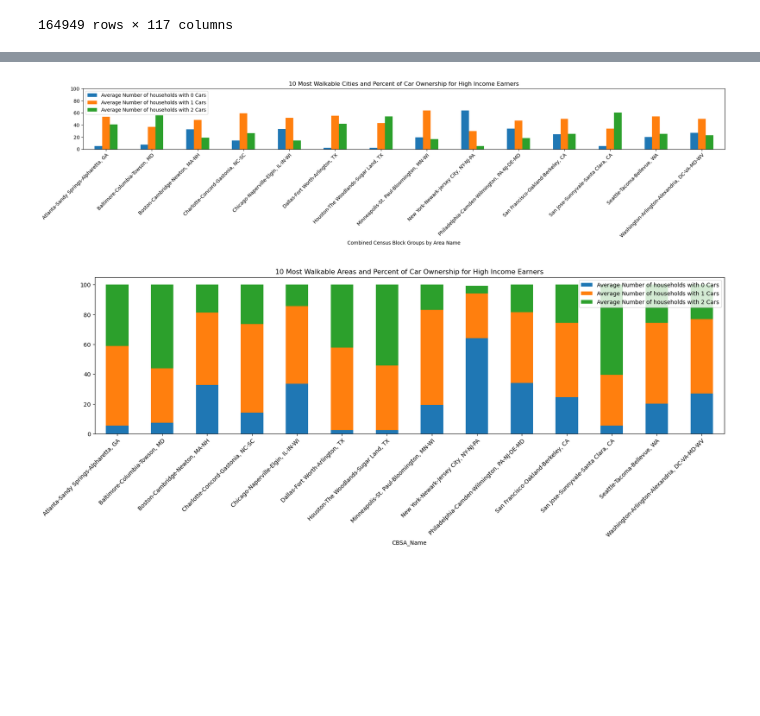
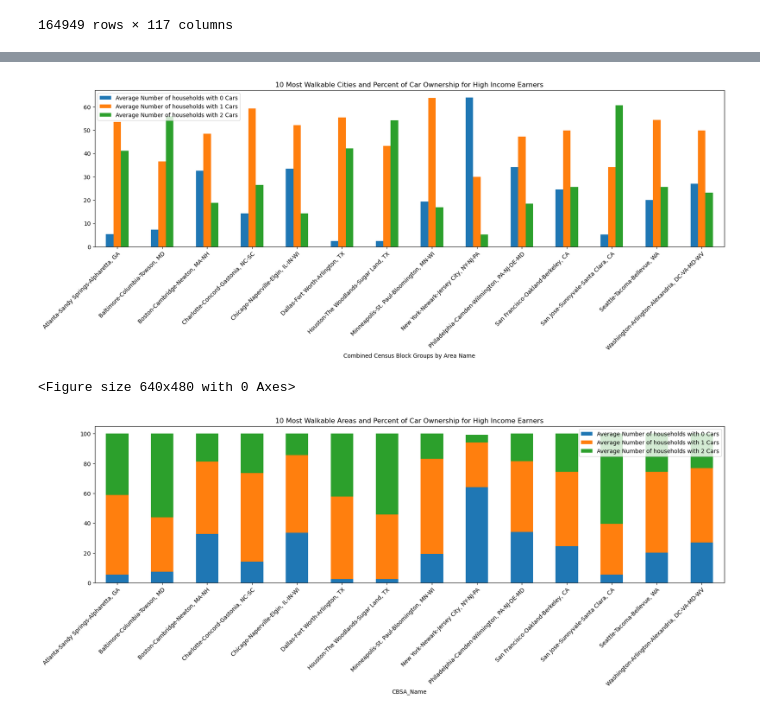
Before and after one commit to mbarre8/Project_1, a Jupyter notebook: Walkability Index.ipynb, the cells around one changed output, grey strips where cells are left out. Drawn from its saved outputs; the diff is of its cells as text; code cells hidden in the pictures; blank space fills up the shorter version.

```diff
--- a/Walkability Index.ipynb
+++ b/Walkability Index.ipynb
@@ -87,7 +85,7 @@ clean_df2
 164949 rows × 117 columns
 # %%
 # #Pull Columns Needed for Data Analysis
-Data_set= clean_df2[['CBSA_Name', 'NatWalkInd', 'Workers', 'R_LowWageWk', 'R_MedWageWk', 'R_HiWageWk','AutoOwn0', 'Pct_AO0', 'AutoOwn1', 'Pct_AO1','AutoOwn2p', 'Pct_AO2p', 'D3A', 'D3AAO', 'D3APO', 'D4A','D4B025', 'D5BE', 'D5BR']]
+Data_set= clean_df2[['CBSA_Name', 'NatWalkInd', 'Workers', 'R_LowWageWk', 'R_MedWageWk', 'R_HiWageWk','AutoOwn0', 'Pct_AO0', 'AutoOwn1', 'Pct_AO1','AutoOwn2p', 'Pct_AO2p', 'D3A', 'D3AAO', 'D3APO', 'D4A','D4B025', 'D5BE', 'D5BR','D1A','D1B','D1C']]
 Data_set
 # %% [output]
 |  | CBSA_Name | NatWalkInd | Workers | R_LowWageWk | R_MedWageWk | R_HiWageWk | AutoOwn0 | Pct_AO0 | AutoOwn1 | ... |
@@ -168,7 +178,7 @@ Data_set2=Data_set1.loc[Data_set1["NatWalkInd"]>= 15.26,:]
 # %%
 #Locate CBG groups where percent of workers income is greater than 75
-HighData_set2= Data_set2.loc[Data_set2["% of Workers with High income per CBG"] >= .75,:]
-HighData_set2.sort_values("NatWalkInd", ascending=False)
+Data_set2= Data_set2.loc[Data_set2["% of Workers with High income per CBG"] >= .75,:]
+Data_set2.sort_values("NatWalkInd", ascending=False)
 # %% [output]
 |  | index | CBSA_Name | NatWalkInd | Workers | R_LowWageWk | R_MedWageWk | R_HiWageWk | AutoOwn0 | Pct_AO0 | ... |
 | 1 | 34840 | San Francisco-Oakland-Berkeley, CA | 20.000000 | 456 | 38 | 48 | 370 | 117 | 0.208929 | ... |
@@ -255,6 +196,6 @@ The correlation between walkabilty score and percent of Two-Plus-Car Households
 # %%
 #Group specific CBG data by Core-Based Statistical Area, and calculate averages for 0, 1, 2+ car owner households, High income per area, Walk score
-Summary_stats_df = HighData_set2.groupby("CBSA_Name")
+Summary_stats_df = Data_set2.groupby("CBSA_Name")
 Average_0car=Summary_stats_df["Pct_AO0"].mean()*100
 Average_1car=Summary_stats_df["Pct_AO1"].mean()*100
 Average_2car=Summary_stats_df["Pct_AO2p"].mean()*100
@@ -305,14 +246,12 @@ Sum_table
 # %%
 #Bar plot multiple columns
 multi_plot = Sum_table.plot(kind="bar", figsize=(20,5), title="10 Most Walkable Cities and Percent of Car Ownership for High Income Earners")
-
 plt.xticks(rotation=45,rotation_mode="anchor", ha="right", wrap=True)
 plt.xlabel("Combined Census Block Groups by Area Name")
-
-plt.ylim(0,100)
+plt.show()
 plt.tight_layout()
-plt.savefig("Output_data/HighIncomeBarChart.png")
-plt.show()
+plt.savefig("Output_data/Fig4.png")
 # %% [output]
-[figure, old version]
+[figure, new version]
+<Figure size 640x480 with 0 Axes>
 # %%
```
Also changed, not shown: parts of 53 cells of this notebook, 9 other files.
